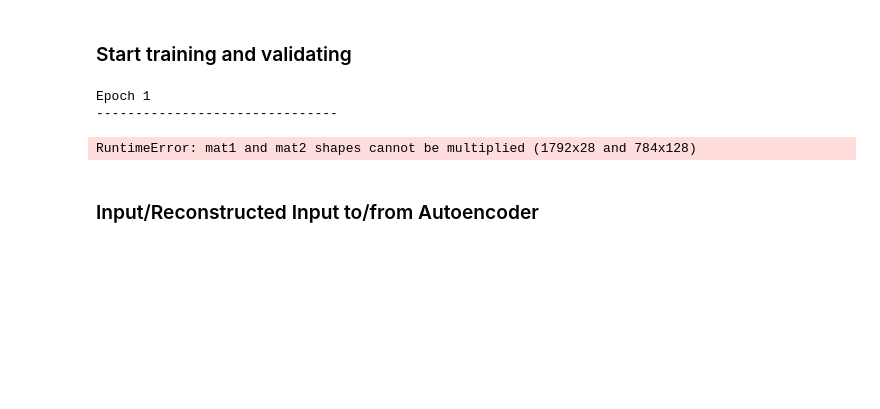
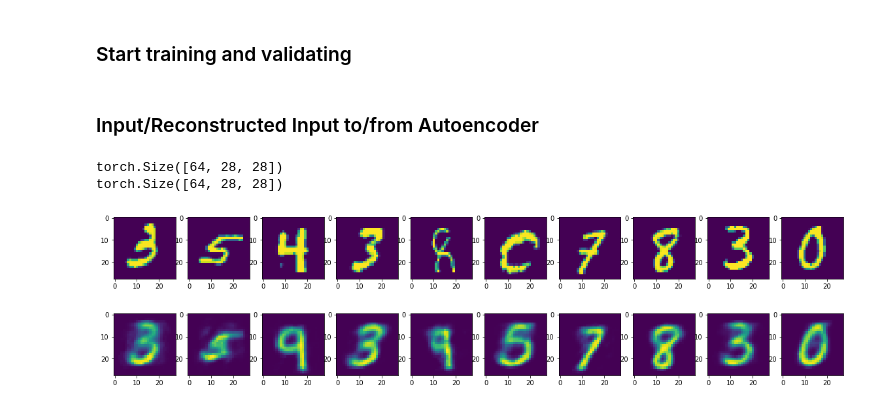
Before and after one commit to button23/Deeplearning-Autoencoder-DOA, a Jupyter notebook: [3]Pytorch/audoencoder.ipynb, the cells around one changed output. Cells and saved outputs as stored; diff of their text form; code cells hidden in the pictures; blank space fills up the shorter version.

Commit message:
pytorch autoencoder code debugging

```diff
--- a/[3]Pytorch/audoencoder.ipynb
+++ b/[3]Pytorch/audoencoder.ipynb
@@ -45,3 +42,11 @@ test_dataloader = DataLoader(dataset = test_data,
+# %%
+print(type(train_dataloader.dataset))
+for X, y in test_dataloader:
+    print(f"Shape of X [Batch size, Channel, Height, Width]: {X.shape}")
+    print(f"Shape of y: {y.shape} {y.dtype}")
+    print(f'The maximum value is {torch.max(X)} and minimum value is {torch.min(X)}')
+    print(X
+    break
 # %% [markdown]
 ### Create Autoencoder Class
 # %%
@@ -171,3 +174,32 @@ def test(dataloader, model, loss_fn):
+# %%
+def show(dataloader, model, num):
+    '''Plot the original and reconstructed images together
+
+    Args:
+        dataloader (data_loader): an object that wraps the dataset
+        model (model): autoencoder
+        num (int): the number of samples to be plotted
+    '''
+        model.eval() #Tell the model you are going to test so the weights will not be updated
+        with torch.no_grad():
+            for i, (X, y) in enumerate(dataloader):
+                X = X.view(X.size(0), -1)
+                X, y = X.to(device), y.to(device) # to is one of the operations(methods) in tensor object
+
+                pred = model(X)
+                reconstructed = pred[0].reshape(-1,28,28)
+                print(reconstructed.shape)
+                X = X.reshape(-1,28,28)
+                print(X.shape)
+
+                # plot part
+                fig, axs = plt.subplots(2,num, figsize=(20,5)) # 2 means two rows
+                for j in range(num):
+                    # display the original image
+                    axs[0][j].imshow(X[j]) ##Note axs is a matrix, you can't just wirte axs[], it should be axs[][]
+                    # display the reconstructed image
+                    axs[1][j].imshow(reconstructed[j])
+                break
 # %% [markdown]
 ###  Start training and validating
 # %%
@@ -175,11 +207,7 @@ epochs = 10
 for t in range(epochs):
     print(f"Epoch {t+1}\n-------------------------------")
     train(train_dataloader, model, loss_fn, optimizer)
-    test(test_dataloader, model, loss_fn)
+    # test(test_dataloader, model, loss_fn)
 print("Done!")
-# %% [output]
-Epoch 1
--------------------------------
-RuntimeError: mat1 and mat2 shapes cannot be multiplied (1792x28 and 784x128)
 # %% [markdown]
 ###  Input/Reconstructed Input to/from Autoencoder
@@ -195,0 +214,6 @@ for i, item in enumerate(reconstructed):
+# %%
+show(test_dataloader,model,10)
+# %% [output]
+torch.Size([64, 28, 28])
+torch.Size([64, 28, 28])
+[figure, added]
```
Also changed, not shown: parts of 7 cells of this notebook, 2 other files.
